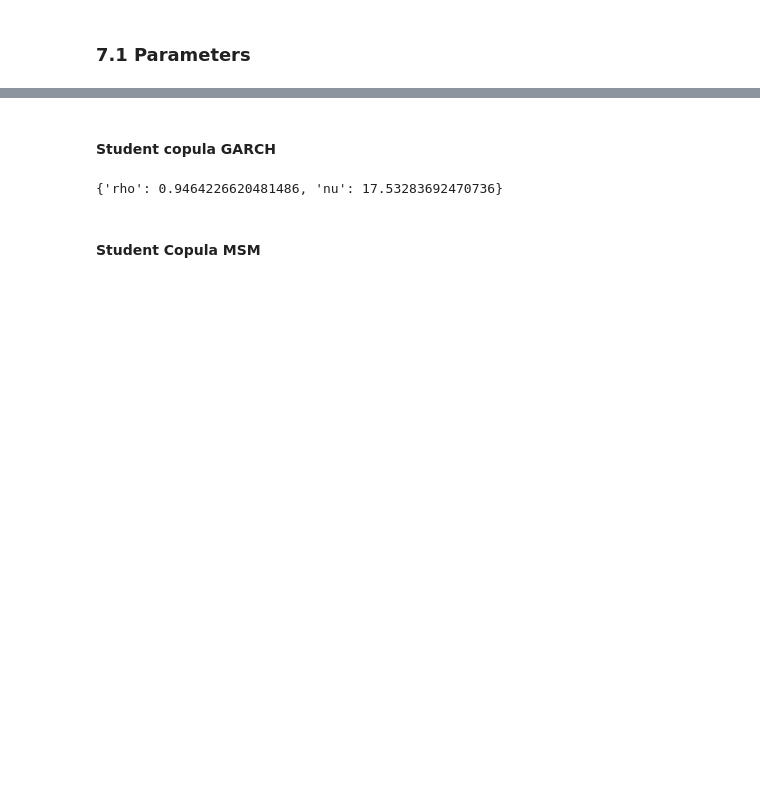
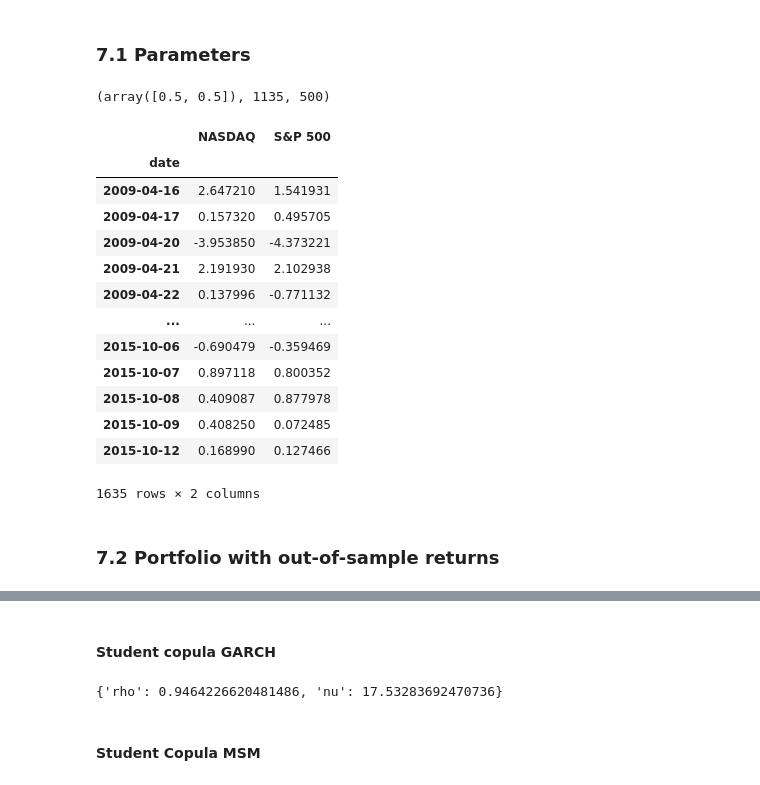
Before and after one commit to nathanli11/Forecasting_market_risk-Copula_MSM_Approach, a Jupyter notebook: notebooks/replication_workflow.ipynb, the cells around one changed output, grey strips where cells are left out. Saved outputs shown, nothing was run; the diff lists cells and outputs as text; code cells hidden in the pictures; blank space fills up the shorter version.

```diff
--- a/notebooks/replication_workflow.ipynb
+++ b/notebooks/replication_workflow.ipynb
@@ -818,3 +808,37 @@ PI = 0.5
 WEIGHTS = np.array([PI, 1.0 - PI])
 N_OOS = 500
 WINDOW_SIZE = 1135
+
+ALPHA_5 = 0.05
+ALPHA_1 = 0.01
+
+VAR_OUTPUT_DIR = TABLES_DIR / "var_forecasts"
+VAR_OUTPUT_DIR.mkdir(parents=True, exist_ok=True)
+
+WEIGHTS, WINDOW_SIZE, N_OOS
+# %% [output]
+(array([0.5, 0.5]), 1135, 500)
+# %%
+returns = pd.read_csv(
+    PROCESSED_DATA_DIR / "returns_nasdaq_sp500.csv",
+    index_col="date",
+    parse_dates=True,
+)
+returns
+# %% [output]
+|  | NASDAQ | S&P 500 |
+| date |  |  |
+| 2009-04-16 | 2.647210 | 1.541931 |
+| 2009-04-17 | 0.157320 | 0.495705 |
+| 2009-04-20 | -3.953850 | -4.373221 |
+| 2009-04-21 | 2.191930 | 2.102938 |
+| 2009-04-22 | 0.137996 | -0.771132 |
+| ... | ... | ... |
+| 2015-10-06 | -0.690479 | -0.359469 |
+| 2015-10-07 | 0.897118 | 0.800352 |
+| 2015-10-08 | 0.409087 | 0.877978 |
+| 2015-10-09 | 0.408250 | 0.072485 |
+| 2015-10-12 | 0.168990 | 0.127466 |
+1635 rows × 2 columns
+# %% [markdown]
+### 7.2 Portfolio with out-of-sample returns
```
Also changed, not shown: parts of 53 cells of this notebook, 14 other files.
